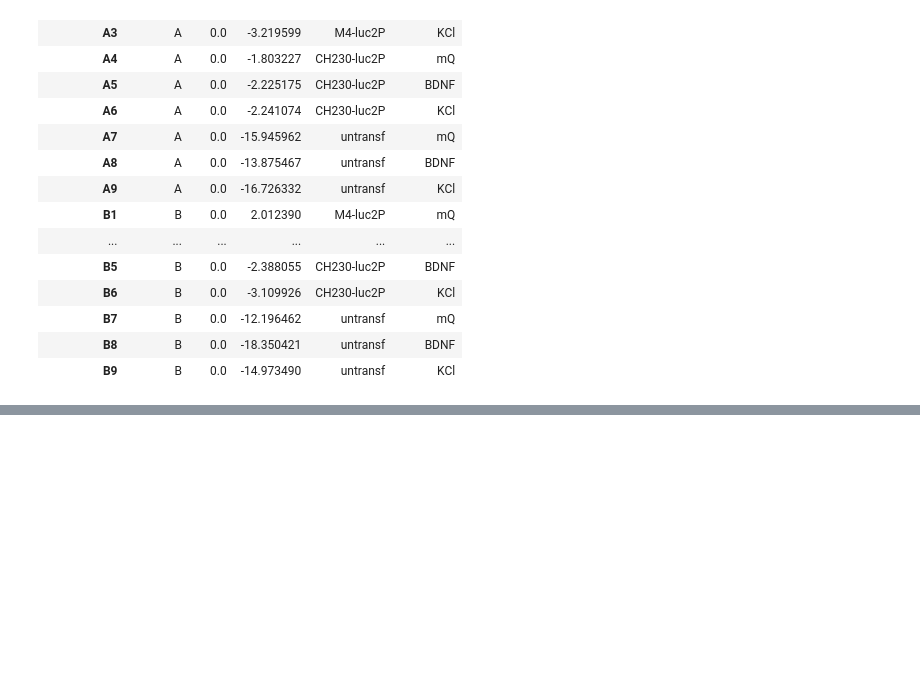
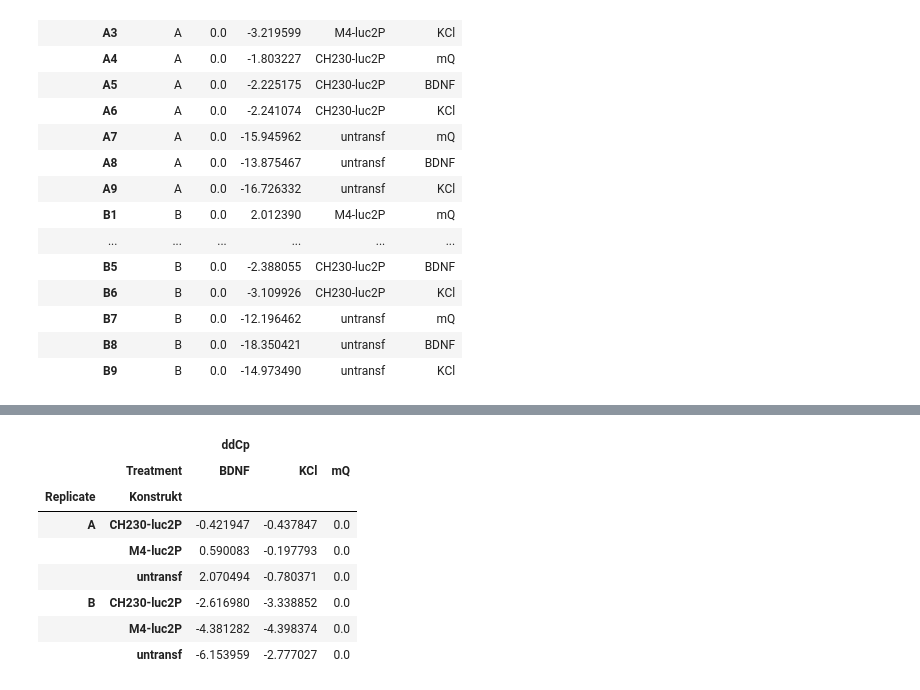
Before and after one commit to kjaanson/jupyter-workshop-ttu, a Jupyter notebook: 04-qPCR-andmeanalyys.ipynb, the cells around one changed output, grey strips where cells are left out. Saved outputs shown, nothing was run; the diff lists cells and outputs as text; code cells hidden in the pictures; blank space fills up the shorter version.

```diff
--- a/04-qPCR-andmeanalyys.ipynb
+++ b/04-qPCR-andmeanalyys.ipynb
@@ -168,0 +220,5 @@ df_dCp_withdata.set_index(["Replicate","Konstrukt", "Treatment"])
+# %%
+df_data["ddCp"]=df_data["rBDNFtot"]-df_data["kala"]
+# %%
+df_ddCp = df_data.reset_index().set_index(["Replicate","Konstrukt","Treatment"])[["ddCp"]]
+df_ddCp.head()
@@ -168,0 +247,12 @@ df_dCp_withdata.set_index(["Replicate","Konstrukt", "Treatment"])
+# %%
+df_ddCp.unstack()
+# %% [output]
+|  |  | ddCp |  |  |
+|  | Treatment | BDNF | KCl | mQ |
+| Replicate | Konstrukt |  |  |  |
+| A | CH230-luc2P | -0.421947 | -0.437847 | 0.0 |
+|  | M4-luc2P | 0.590083 | -0.197793 | 0.0 |
+|  | untransf | 2.070494 | -0.780371 | 0.0 |
+| B | CH230-luc2P | -2.616980 | -3.338852 | 0.0 |
+|  | M4-luc2P | -4.381282 | -4.398374 | 0.0 |
+|  | untransf | -6.153959 | -2.777027 | 0.0 |
```
Also changed, not shown: parts of 10 cells of this notebook.
